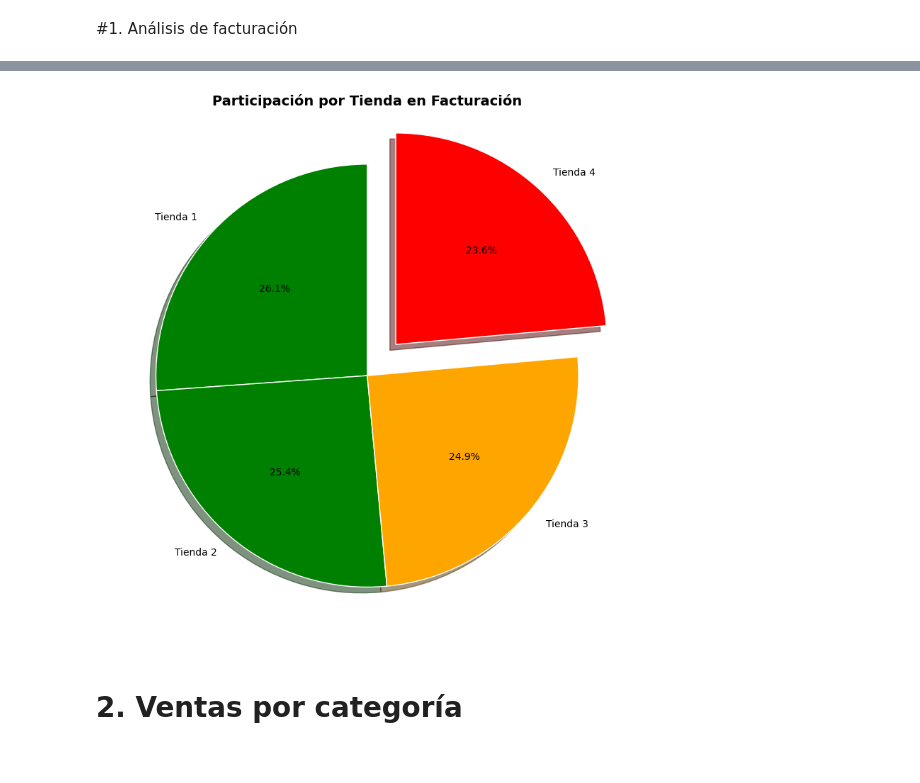
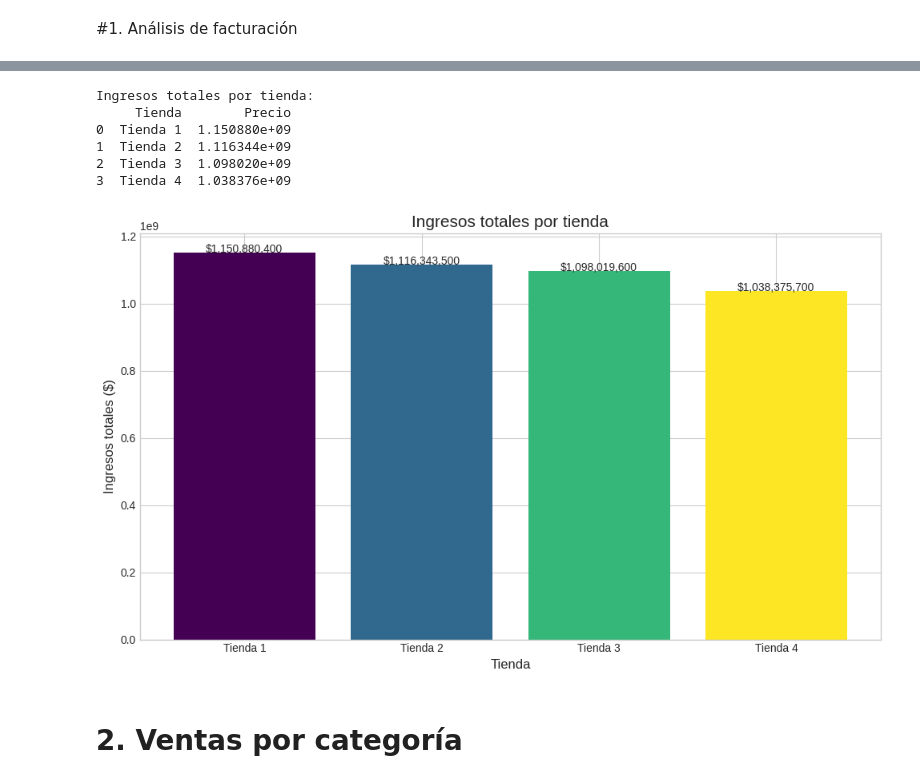
Before and after one commit to otrianas/challenge1-alura-store, a Jupyter notebook: AluraStoreLatam.ipynb, the cells around one changed output, grey strips where cells are left out. Cells and saved outputs as stored; diff of their text form; code cells hidden in the pictures.

```diff
--- a/AluraStoreLatam.ipynb
+++ b/AluraStoreLatam.ipynb
@@ -101,25 +31,57 @@ plt.grid()
-# %%
-
-tiendas = ['Tienda 1', 'Tienda 2', 'Tienda 3', 'Tienda 4']
-facturas = [factTienda1, factTienda2, factTienda3, factTienda4]
-colores=['green', 'green', 'orange', 'red']
-separacion = [0, 0, 0, 0.2]
-
-plt.figure(figsize=(8, 8))  # Tamaño más amigable
-plt.pie(
-    facturas,
-    labels=tiendas,
-    explode=separacion,
-    colors=colores,
-    shadow=True,
-    autopct='%1.1f%%',  # Muestra el porcentaje con un decimal
-    startangle=90,     # Rotación para mejor distribución visual
-    wedgeprops={'edgecolor': 'white'}  # Borde blanco para más claridad
-)
-plt.title("Participación por Tienda en Facturación", fontsize=14, fontweight='bold')
-plt.tight_layout()
-plt.show()
-# %% [output]
-[figure, removed]
+# %%
+#%%%%%%%%%%%%%%%%%%%%%%%%%%%%%%%%%%%%%%%%%%%%%%%%%%%%%%%%%%%%%%%%%%%%%%%%%%%%%%%
+# 0. Agregar identificadores a los data frames
+tienda['Tienda'] = 'Tienda 1'
+tienda2['Tienda'] = 'Tienda 2'
+tienda3['Tienda'] = 'Tienda 3'
+tienda4['Tienda'] = 'Tienda 4'
+
+#%%%%%%%%%%%%%%%%%%%%%%%%%%%%%%%%%%%%%%%%%%%%%%%%%%%%%%%%%%%%%%%%%%%%%%%%%%%%%%%
+# 1. Combinar los DataFrames en uno solo
+df_tiendas = pd.concat([tienda, tienda2, tienda3, tienda4], ignore_index=True)
+
+#%%%%%%%%%%%%%%%%%%%%%%%%%%%%%%%%%%%%%%%%%%%%%%%%%%%%%%%%%%%%%%%%%%%%%%%%%%%%%%%
+# 2. Sumar los precios por tienda
+ingresos_por_tienda = df_tiendas.groupby('Tienda')['Precio'].sum().reset_index()
+ingresos_por_tienda = ingresos_por_tienda.sort_values('Precio', ascending=False)
+
+print("Ingresos totales por tienda:")
+print(ingresos_por_tienda)
+# %% [output]
+Ingresos totales por tienda:
+     Tienda        Precio
+0  Tienda 1  1.150880e+09
+1  Tienda 2  1.116344e+09
+2  Tienda 3  1.098020e+09
+3  Tienda 4  1.038376e+09
+# %%
+#%%%%%%%%%%%%%%%%%%%%%%%%%%%%%%%%%%%%%%%%%%%%%%%%%%%%%%%%%%%%%%%%%%%%%%%%%%%%%%%
+# 3. Crear una gráfica de barras
+
+plt.figure(figsize=(10, 6)) # Tamaño (ancho, alto)
+
+# Gráfico de barras
+bars = plt.bar(ingresos_por_tienda['Tienda'],
+               ingresos_por_tienda['Precio'],
+               color=plt.cm.viridis(np.linspace(0, 1, len(ingresos_por_tienda))))
+
+# Añadiendo etiquetas y título
+plt.title('Ingresos totales por tienda', fontsize=15)
+plt.xlabel('Tienda', fontsize=12)
+plt.ylabel('Ingresos totales ($)', fontsize=12)
+
+# Añadir los valores en las barras
+for i, bar in enumerate(bars):
+    height = bar.get_height()
+    plt.text(bar.get_x() + bar.get_width()/2., height + 5,
+            f'${height:,.0f}', ha='center', fontsize=10)
+
+# Ajustar espacios automáticamente
+plt.tight_layout()
+
+# Mostrar la gráfica
+plt.show()
+# %% [output]
+[figure, added]
 # %% [markdown]
 # 2. Ventas por categoría
```
Also changed, not shown: parts of 60 cells of this notebook.
